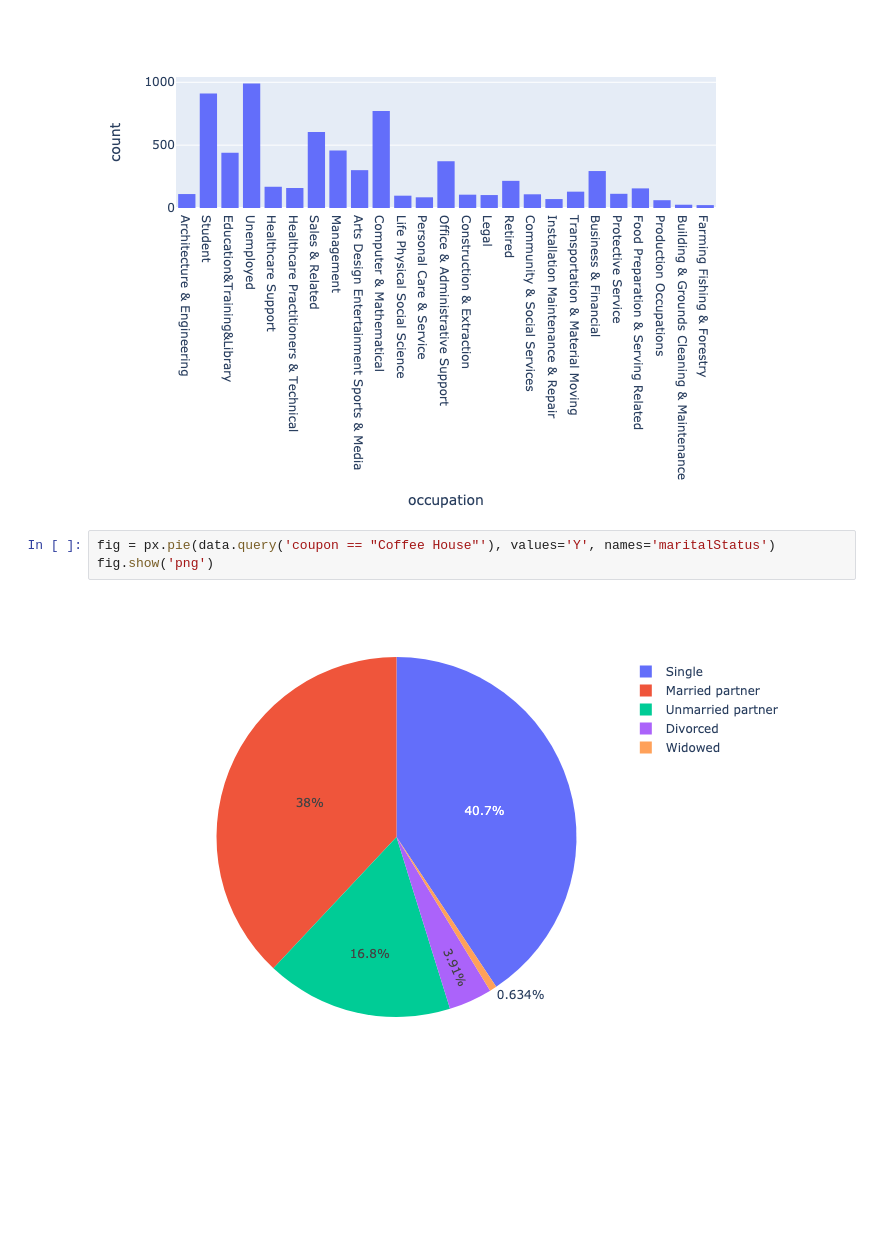
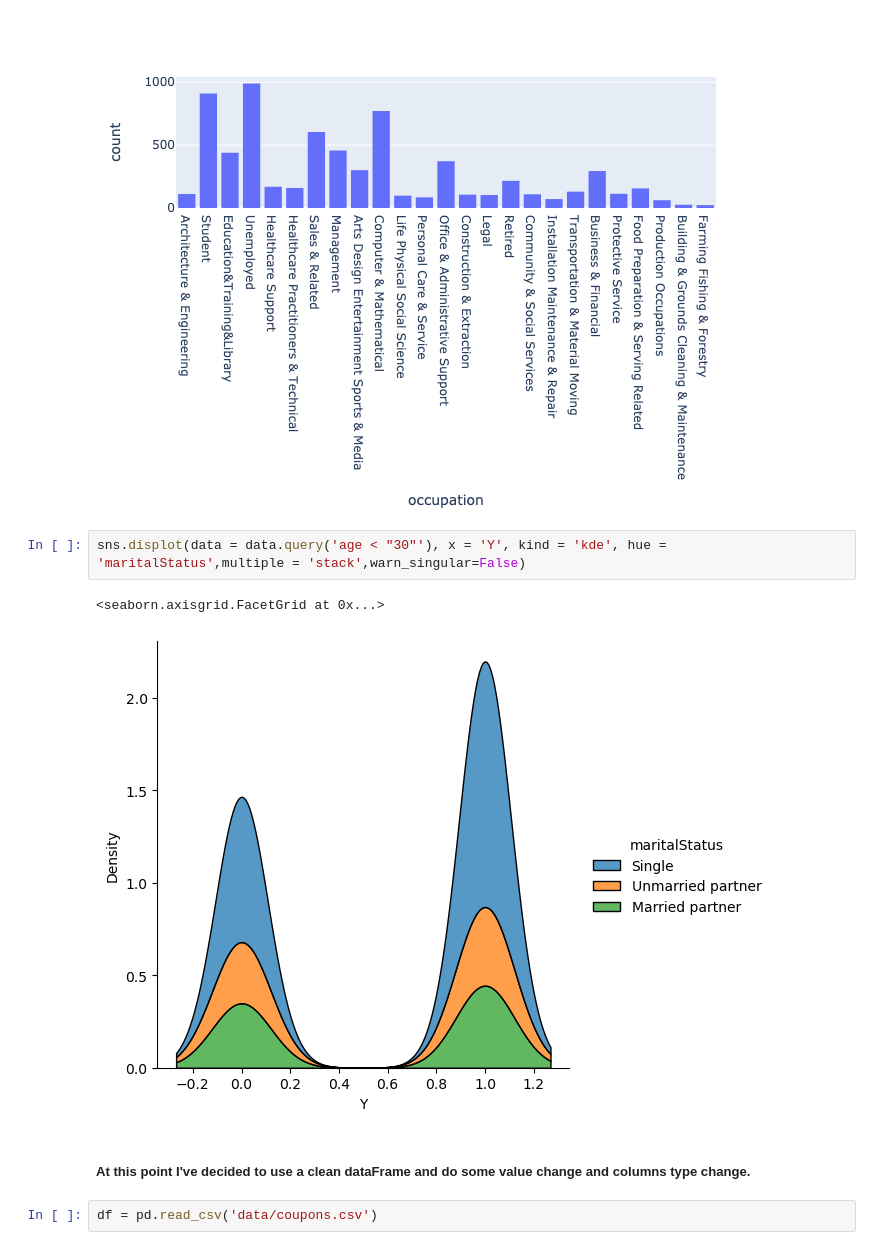
Before and after one commit to hagayzamir/BH-PCMLAI-Module_5, a Jupyter notebook: assignment_5_1_starter/prompt-Copy1.ipynb, the cells around one changed output. Drawn from its saved outputs; the diff is of its cells as text; blank space fills up the shorter version.

```diff
--- a/assignment_5_1_starter/prompt-Copy1.ipynb
+++ b/assignment_5_1_starter/prompt-Copy1.ipynb
@@ -499,8 +498,12 @@ hist = px.histogram(data.query('Y == 1'), x= 'occupation')
 hist.show('png')
 # %% [output]
 [figure]
-# %%
-fig = px.pie(data.query('coupon == "Coffee House"'), values='Y', names='maritalStatus')
-fig.show('png')
-# %% [output]
-[figure, removed]
+# %%
+sns.displot(data = data.query('age < "30"'), x = 'Y', kind = 'kde', hue = 'maritalStatus',multiple = 'stack',warn_singular=False)
+# %% [output]
+<seaborn.axisgrid.FacetGrid at 0x...>
+[figure, added]
+# %% [markdown]
+##### At this point I've decided to use a clean dataFrame and do some value change and columns type change.
+# %%
+df = pd.read_csv('data/coupons.csv')
```
Also changed, not shown: parts of 11 cells of this notebook.
